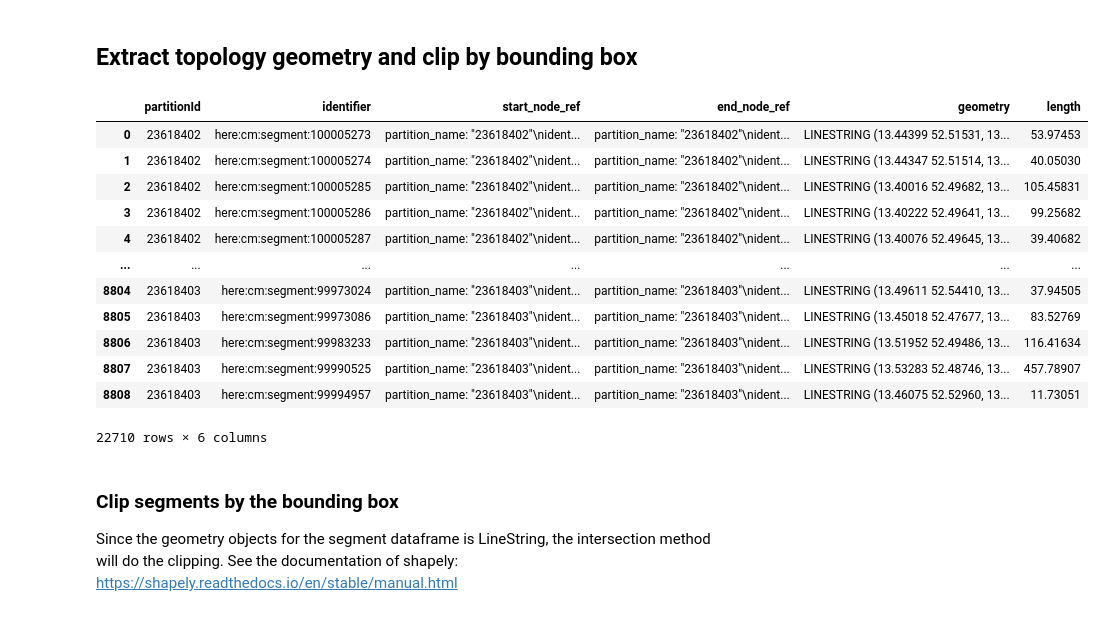
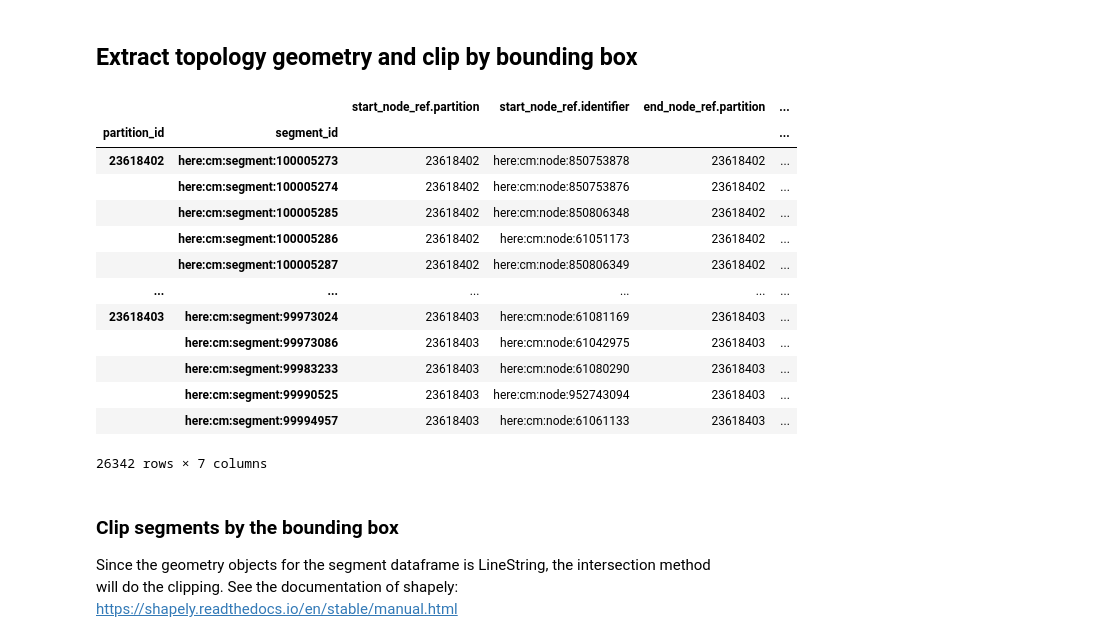
Before and after one commit to heremaps/here-data-sdk-examples-python, a Jupyter notebook: tutorials/FunctionalClassCurvatureAnalysis_hmc.ipynb, the cells around one changed output. Saved outputs shown, nothing was run; the diff lists cells and outputs as text; code cells hidden in the pictures.

```diff
--- a/tutorials/FunctionalClassCurvatureAnalysis_hmc.ipynb
+++ b/tutorials/FunctionalClassCurvatureAnalysis_hmc.ipynb
@@ -59,34 +64,32 @@ Map(center=[52.5, 13.41], controls=(LayersControl(options=['position']), ZoomCon
 ## Extract topology geometry and clip by bounding box
 # %%
 from here.platform import Platform
-from here.content.hmc.hmc import HMC
+from here.content.hmc2.hmc import HMC
 from here.geopandas_adapter import GeoPandasAdapter
 import pandas as pd
 import geopandas as gpd
 
 # create HMC object
-hmc = HMC(Platform(adapter=GeoPandasAdapter()))
+hmc = HMC(Platform(), adapter=GeoPandasAdapter())
 # %%
 # get segments dataframe from given tiles
-dfs = []
-for tid in tileIds:
-    dfs.append(hmc.topology_geometry.get_segments(tid))
-segment_df = pd.concat(dfs)
+segment_df = hmc.topology_geometry.get(tileIds, "segment")
 segment_df
 # %% [output]
-|  | partitionId | identifier | start_node_ref | end_node_ref | geometry | length |
-| 0 | 23618402 | here:cm:segment:100005273 | partition_name: "23618402"\nident... | partition_name: "23618402"\nident... | LINESTRING (13.44399 52.51531, 13... | 53.97453 |
-| 1 | 23618402 | here:cm:segment:100005274 | partition_name: "23618402"\nident... | partition_name: "23618402"\nident... | LINESTRING (13.44347 52.51514, 13... | 40.05030 |
-| 2 | 23618402 | here:cm:segment:100005285 | partition_name: "23618402"\nident... | partition_name: "23618402"\nident... | LINESTRING (13.40016 52.49682, 13... | 105.45831 |
-| 3 | 23618402 | here:cm:segment:100005286 | partition_name: "23618402"\nident... | partition_name: "23618402"\nident... | LINESTRING (13.40222 52.49641, 13... | 99.25682 |
-| 4 | 23618402 | here:cm:segment:100005287 | partition_name: "23618402"\nident... | partition_name: "23618402"\nident... | LINESTRING (13.40076 52.49645, 13... | 39.40682 |
-| ... | ... | ... | ... | ... | ... | ... |
-| 8804 | 23618403 | here:cm:segment:99973024 | partition_name: "23618403"\nident... | partition_name: "23618403"\nident... | LINESTRING (13.49611 52.54410, 13... | 37.94505 |
-| 8805 | 23618403 | here:cm:segment:99973086 | partition_name: "23618403"\nident... | partition_name: "23618403"\nident... | LINESTRING (13.45018 52.47677, 13... | 83.52769 |
-| 8806 | 23618403 | here:cm:segment:99983233 | partition_name: "23618403"\nident... | partition_name: "23618403"\nident... | LINESTRING (13.51952 52.49486, 13... | 116.41634 |
-| 8807 | 23618403 | here:cm:segment:99990525 | partition_name: "23618403"\nident... | partition_name: "23618403"\nident... | LINESTRING (13.53283 52.48746, 13... | 457.78907 |
-| 8808 | 23618403 | here:cm:segment:99994957 | partition_name: "23618403"\nident... | partition_name: "23618403"\nident... | LINESTRING (13.46075 52.52960, 13... | 11.73051 |
+|  |  | start_node_ref.partition | start_node_ref.identifier | end_node_ref.partition | ... |
+| partition_id | segment_id |  |  |  | ... |
+| 23618402 | here:cm:segment:100005273 | 23618402 | here:cm:node:850753878 | 23618402 | ... |
+|  | here:cm:segment:100005274 | 23618402 | here:cm:node:850753876 | 23618402 | ... |
+|  | here:cm:segment:100005285 | 23618402 | here:cm:node:850806348 | 23618402 | ... |
+|  | here:cm:segment:100005286 | 23618402 | here:cm:node:61051173 | 23618402 | ... |
+|  | here:cm:segment:100005287 | 23618402 | here:cm:node:850806349 | 23618402 | ... |
+| ... | ... | ... | ... | ... | ... |
+| 23618403 | here:cm:segment:99973024 | 23618403 | here:cm:node:61081169 | 23618403 | ... |
+|  | here:cm:segment:99973086 | 23618403 | here:cm:node:61042975 | 23618403 | ... |
+|  | here:cm:segment:99983233 | 23618403 | here:cm:node:61080290 | 23618403 | ... |
+|  | here:cm:segment:99990525 | 23618403 | here:cm:node:952743094 | 23618403 | ... |
+|  | here:cm:segment:99994957 | 23618403 | here:cm:node:61061133 | 23618403 | ... |
-22710 rows × 6 columns
+26342 rows × 7 columns
 # %% [markdown]
 ### Clip segments by the bounding box
 Since the geometry objects for the segment dataframe is LineString, the intersection method will do the clipping. See the documentation of shapely: https://shapely.readthedocs.io/en/stable/manual.html
```
Also changed, not shown: parts of 25 cells of this notebook.
